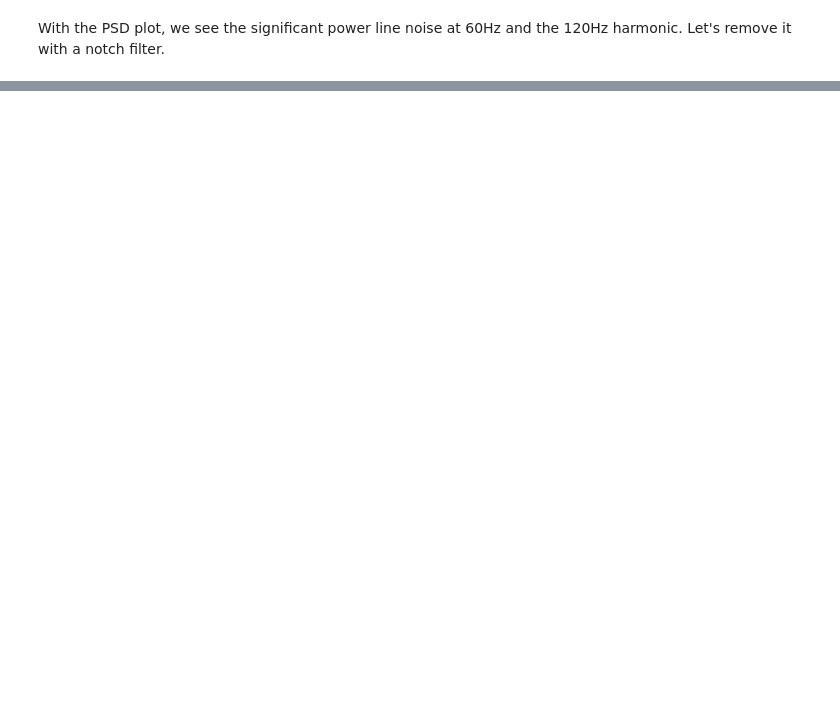
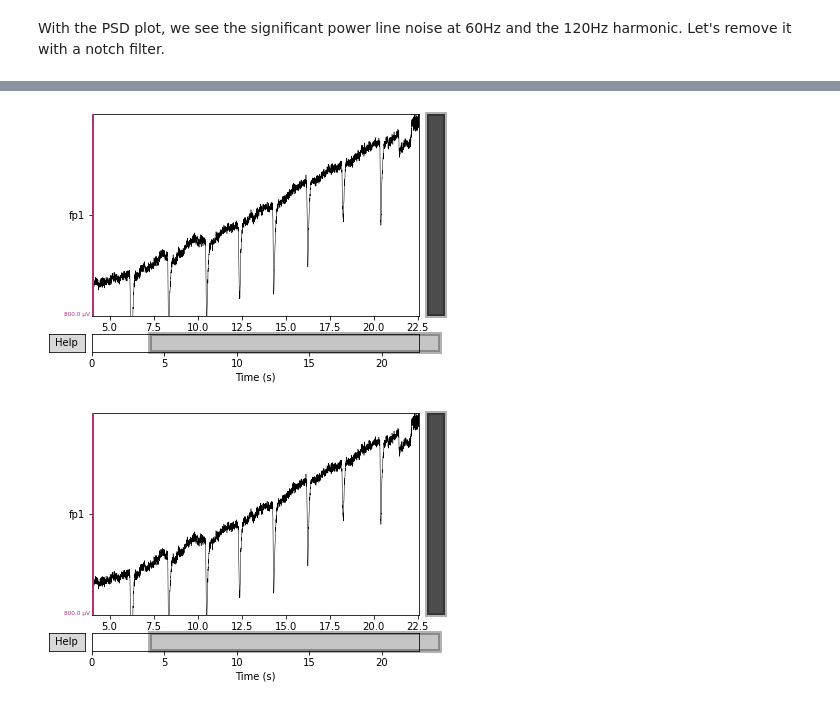
Before and after one commit to AdamVD/EEEE-533-BioSignal-Processing, a Jupyter notebook: practicals/chapter2/notebooks/Chapter 2 Practical.ipynb, the cells around one changed output, grey strips where cells are left out. Drawn from its saved outputs; the diff is of its cells as text; code cells hidden in the pictures; blank space fills up the shorter version.

```diff
--- a/practicals/chapter2/notebooks/Chapter 2 Practical.ipynb
+++ b/practicals/chapter2/notebooks/Chapter 2 Practical.ipynb
@@ -84,7 +84,7 @@ fp1 = []
 for sample in eog_noise_samples:
     fp1.append(float(sample.split(',')[3]))
 
-fp1_electrode = np.array([fp1])
+fp1_electrode = np.array([fp1]) * 1e-6
 del fp1
 
 print(fp1_electrode[:10])
@@ -150,0 +151,5 @@ Need more than one channel to make topography for eeg. Disabling interactivity.
+# %%
+raw.plot(duration=20, start=4, scalings=dict(eeg=400e-6), remove_dc=True)
+# %% [output]
+[figure, added]
+[figure, added]
```
Also changed, not shown: parts of 5 cells of this notebook.
